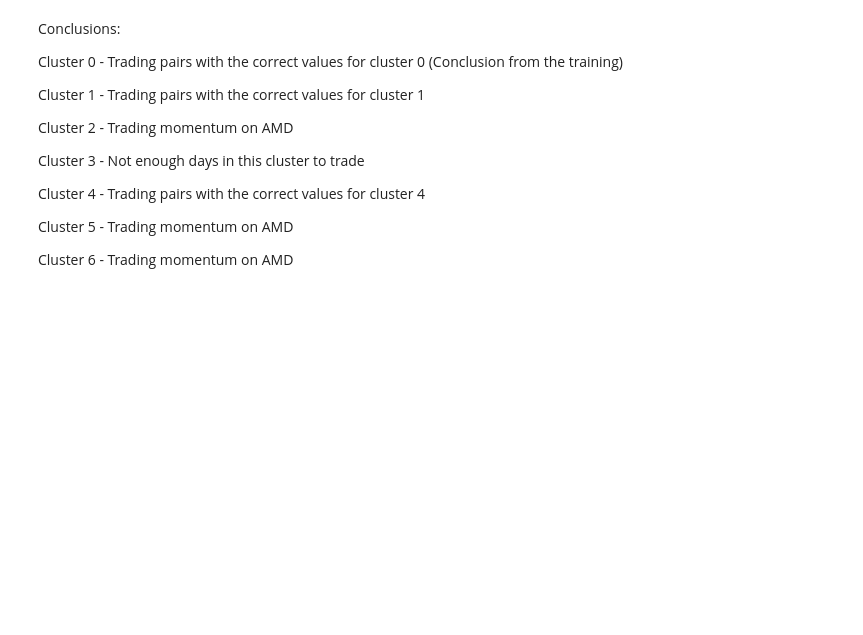
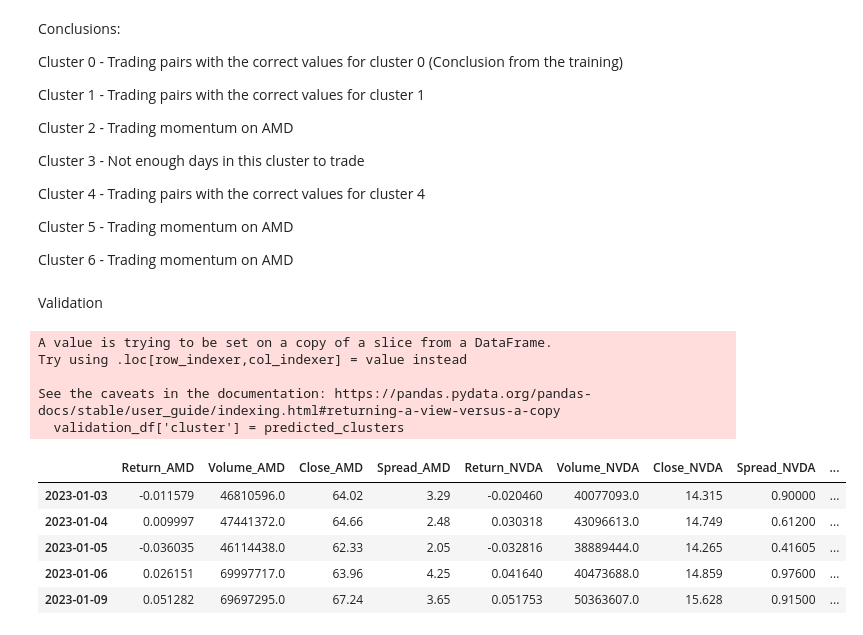
Before and after one commit to NaorSaati/AlgoTradingDS, a Jupyter notebook: Project.ipynb, the cells around one changed output. Cells and saved outputs as stored; diff of their text form; code cells hidden in the pictures; blank space fills up the shorter version.

```diff
--- a/Project.ipynb
+++ b/Project.ipynb
@@ -1059,3 +1059,23 @@ Cluster 4 - Trading pairs with the correct values for cluster 4
 Cluster 5 - Trading momentum on AMD
 
 Cluster 6 - Trading momentum on AMD
+# %% [markdown]
+Validation
+# %%
+predicted_clusters = kmeans.predict(validation_df)
+validation_df['cluster'] = predicted_clusters
+
+work_df3 = pd.merge(amd_nvda_df, validation_df['cluster'], left_index=True, right_index=True, how='inner')
+work_df3.head()
+# %% [output]
+A value is trying to be set on a copy of a slice from a DataFrame.
+Try using .loc[row_indexer,col_indexer] = value instead
+
+See the caveats in the documentation: https://pandas.pydata.org/pandas-docs/stable/user_guide/indexing.html#returning-a-view-versus-a-copy
+  validation_df['cluster'] = predicted_clusters
+|  | Return_AMD | Volume_AMD | Close_AMD | Spread_AMD | Return_NVDA | Volume_NVDA | Close_NVDA | Spread_NVDA | ... |
+| 2023-01-03 | -0.011579 | 46810596.0 | 64.02 | 3.29 | -0.020460 | 40077093.0 | 14.315 | 0.90000 | ... |
+| 2023-01-04 | 0.009997 | 47441372.0 | 64.66 | 2.48 | 0.030318 | 43096613.0 | 14.749 | 0.61200 | ... |
+| 2023-01-05 | -0.036035 | 46114438.0 | 62.33 | 2.05 | -0.032816 | 38889444.0 | 14.265 | 0.41605 | ... |
+| 2023-01-06 | 0.026151 | 69997717.0 | 63.96 | 4.25 | 0.041640 | 40473688.0 | 14.859 | 0.97600 | ... |
+| 2023-01-09 | 0.051282 | 69697295.0 | 67.24 | 3.65 | 0.051753 | 50363607.0 | 15.628 | 0.91500 | ... |
```
Also changed, not shown: parts of 5 cells of this notebook.
